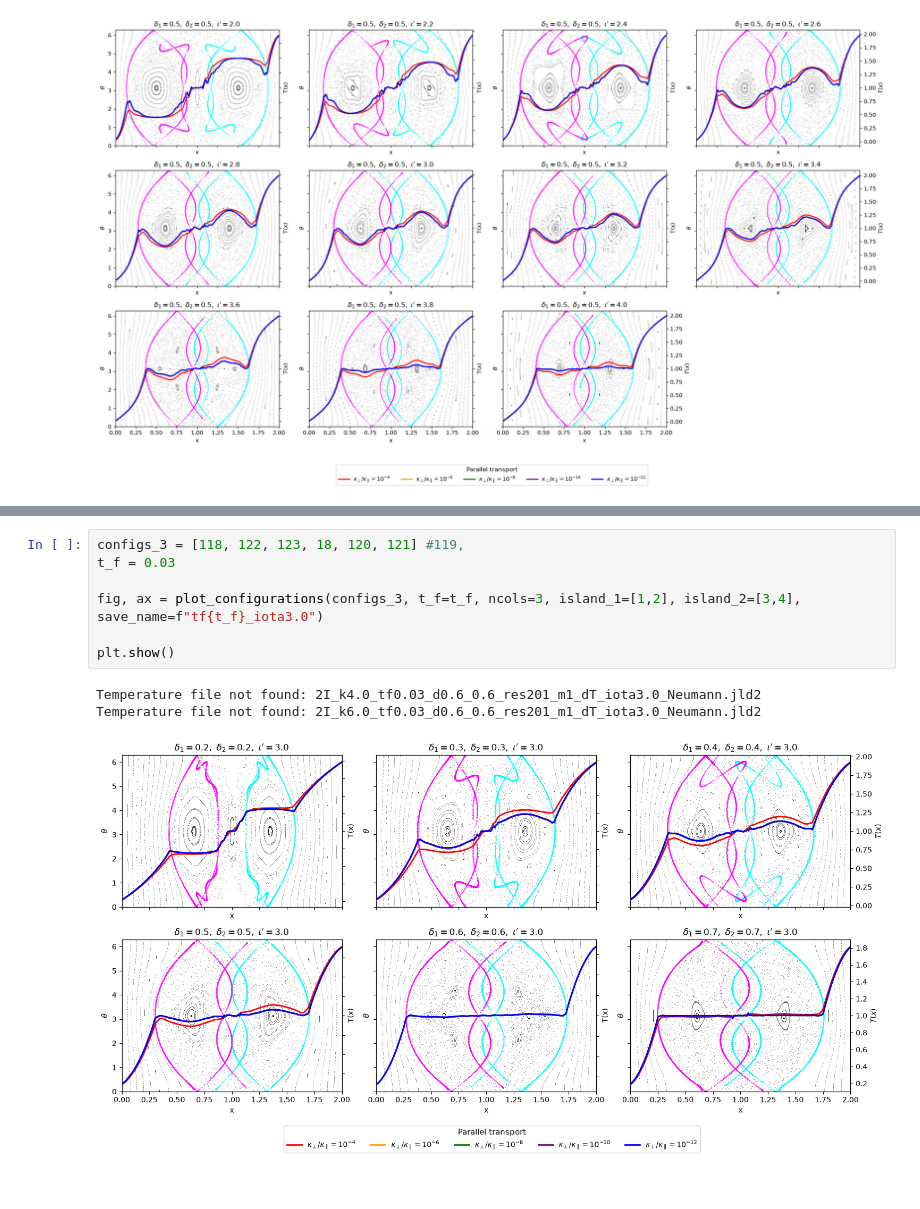
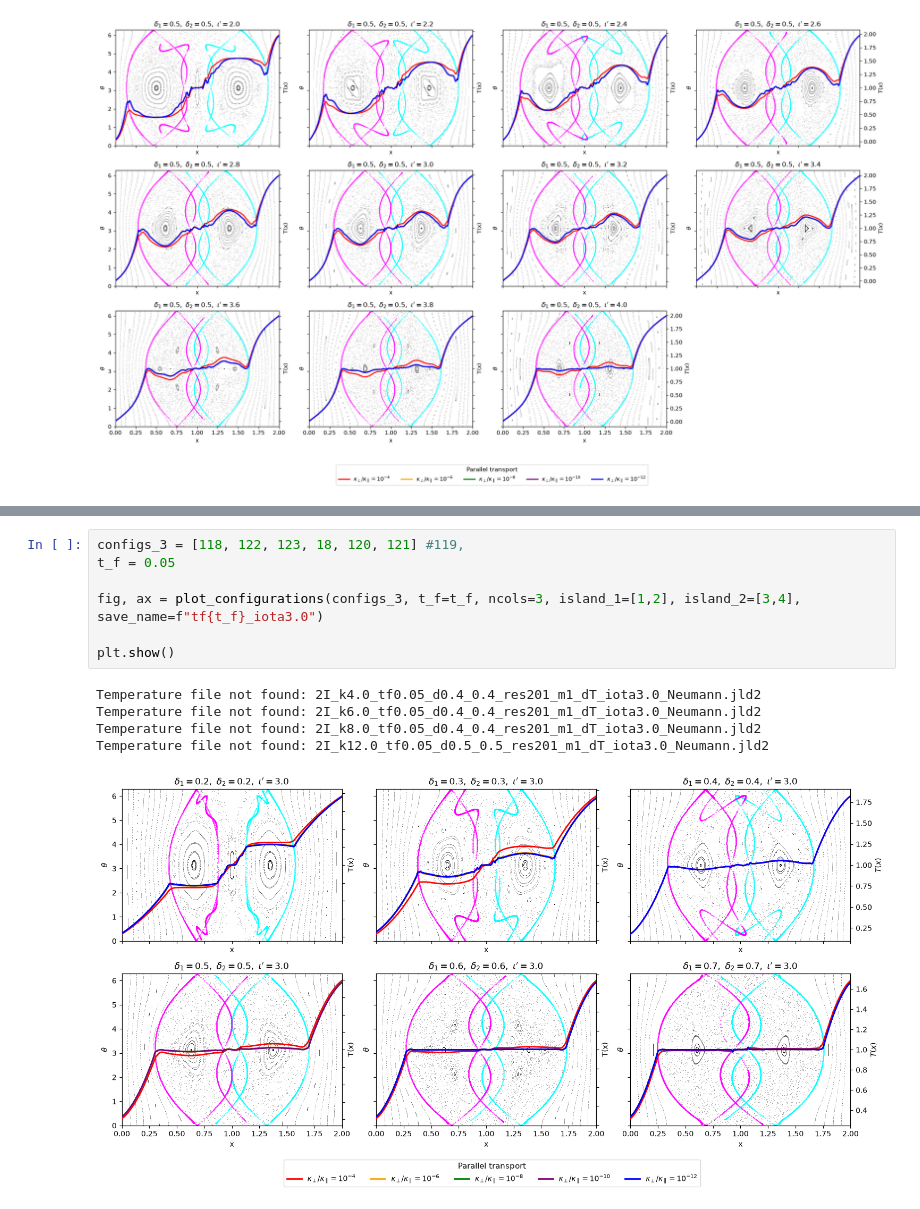
Before and after one commit to mireiaraventos/SdS, a Jupyter notebook: local/Plot_subplots_manifolds.ipynb, the cells around one changed output, grey strips where cells are left out. Saved outputs shown, nothing was run; the diff lists cells and outputs as text.

Commit message:
Generate plots

```diff
--- a/local/Plot_subplots_manifolds.ipynb
+++ b/local/Plot_subplots_manifolds.ipynb
@@ -283,13 +282,15 @@ Temperature file not found: 2I_k6.0_tf0.03_d0.05_0.05_res201_m1_dT_iota4.0_Neuma
 # %%
 configs_3 = [118, 122, 123, 18, 120, 121] #119,
-t_f = 0.03
+t_f = 0.05
 
 fig, ax = plot_configurations(configs_3, t_f=t_f, ncols=3, island_1=[1,2], island_2=[3,4], save_name=f"tf{t_f}_iota3.0")
 
 plt.show()
 # %% [output]
-Temperature file not found: 2I_k4.0_tf0.03_d0.6_0.6_res201_m1_dT_iota3.0_Neumann.jld2
-Temperature file not found: 2I_k6.0_tf0.03_d0.6_0.6_res201_m1_dT_iota3.0_Neumann.jld2
+Temperature file not found: 2I_k4.0_tf0.05_d0.4_0.4_res201_m1_dT_iota3.0_Neumann.jld2
+Temperature file not found: 2I_k6.0_tf0.05_d0.4_0.4_res201_m1_dT_iota3.0_Neumann.jld2
+Temperature file not found: 2I_k8.0_tf0.05_d0.4_0.4_res201_m1_dT_iota3.0_Neumann.jld2
+Temperature file not found: 2I_k12.0_tf0.05_d0.5_0.5_res201_m1_dT_iota3.0_Neumann.jld2
-[figure, old version]
+[figure, new version]
 # %%
 configs_3 = [124, 12, 125, 126, 127, 128]
```
Also changed, not shown: parts of 2 cells of this notebook, 15 other files.
